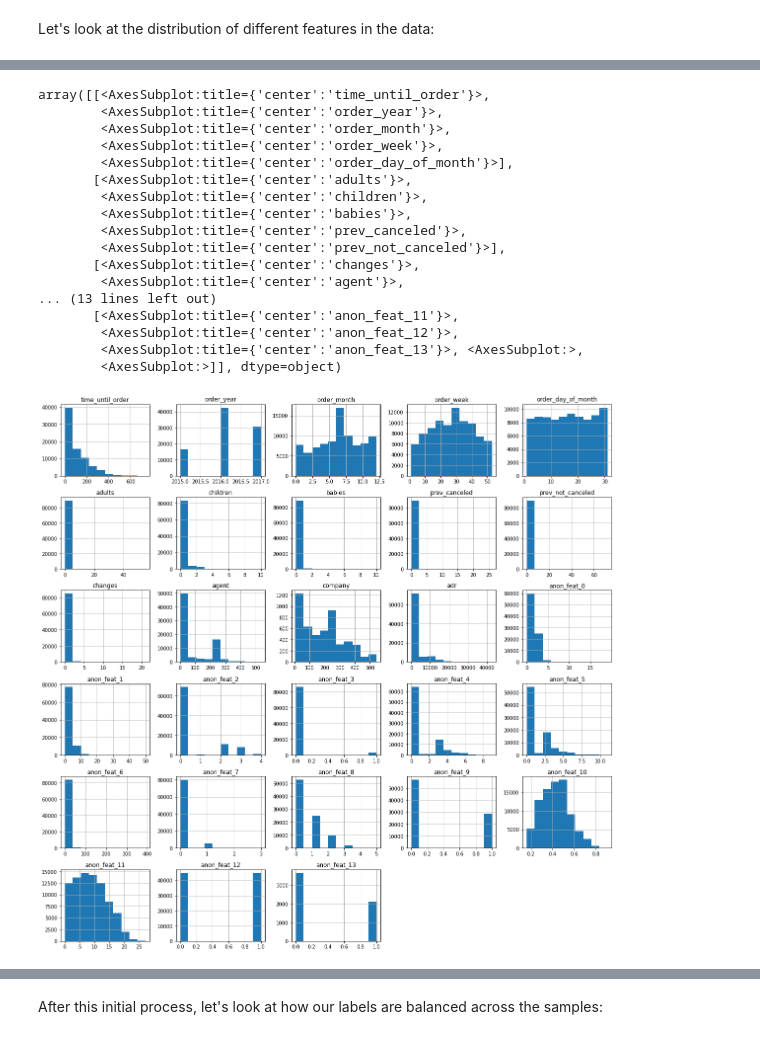
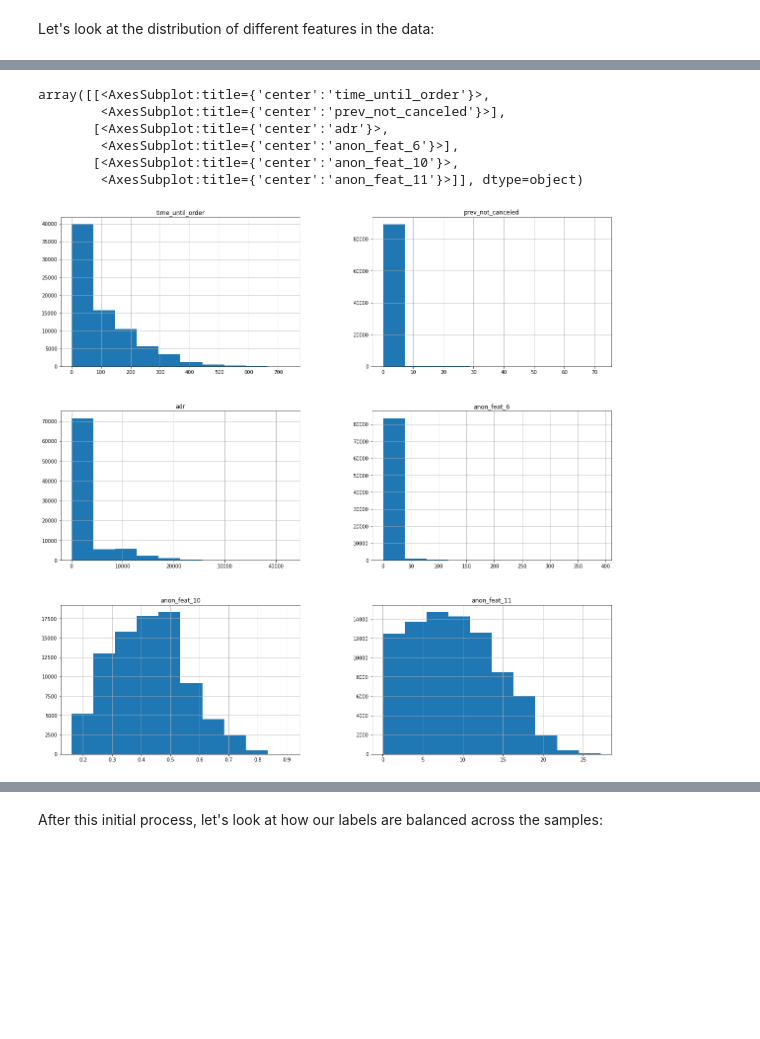
Before and after one commit to ofekinger/ML_Final_Project, a Jupyter notebook: submission.ipynb, the cells around one changed output, grey strips where cells are left out. Saved outputs shown, nothing was run; the diff lists cells and outputs as text; code cells hidden in the pictures; blank space fills up the shorter version.

Commit message:
With modified visualization

```diff
--- a/submission.ipynb
+++ b/submission.ipynb
@@ -68,0 +49,14 @@ Let's convert it to a numerical feature so we can interact with it a bit more. <
+# %%
+columns = []
+for col in X.columns:
+    non_null  = len(X) - np.sum(pd.isna(X[col]))
+    n_unique = X[col].nunique()
+    col_type = str(X[col].dtype)
+    unique_values = X[col].unique()
+
+    columns.append([col, non_null, n_unique, col_type, unique_values])
+
+columns = pd.DataFrame(columns, columns=['Column','Non-null values', '# Unique Values', 'Ctype','Unique Values'])
+print(f"Object types:\n{columns.groupby('Ctype').agg('count').T[0:1]}")
+print(f"X is composed of {X.shape[0]} samples and {X.shape[1]} features.")
+columns
@@ -85,3 +117,11 @@ def initial_preprocess(X):
 initial_preprocess(X)
 # %% [markdown]
 Let's look at the distribution of different features in the data:
+# %%
+CATEGORICAL_Small = [col_name for col_name in X.columns if columns['Ctype'][list(X.columns).index(col_name)] == 'object']
+CATEGORICAL_Large = ['country','agent','company']
+NON_CATEGORICAL_Small = [col_name for col_name in X.columns if columns['Ctype'][list(X.columns).index(col_name)] != 'object' if columns['# Unique Values'][list(X.columns).index(col_name)]<40]
+NON_CATEGORICAL_Large = [col_name for col_name in X.columns if columns['Ctype'][list(X.columns).index(col_name)] != 'object' if columns['# Unique Values'][list(X.columns).index(col_name)]>=40]
+CATEGORICAL_Small.remove('country')
+NON_CATEGORICAL_Large.remove('company')
+NON_CATEGORICAL_Large.remove('agent')
@@ -88,21 +158,10 @@ Let's look at the distribution of different features in the data:
 # %%
-X.hist(figsize=(20,20))
+X[NON_CATEGORICAL_Large].hist(figsize=(20,20))
 # %% [output]
 array([[<AxesSubplot:title={'center':'time_until_order'}>,
-        <AxesSubplot:title={'center':'order_year'}>,
-        <AxesSubplot:title={'center':'order_month'}>,
-        <AxesSubplot:title={'center':'order_week'}>,
-        <AxesSubplot:title={'center':'order_day_of_month'}>],
-       [<AxesSubplot:title={'center':'adults'}>,
-        <AxesSubplot:title={'center':'children'}>,
-        <AxesSubplot:title={'center':'babies'}>,
-        <AxesSubplot:title={'center':'prev_canceled'}>,
         <AxesSubplot:title={'center':'prev_not_canceled'}>],
-       [<AxesSubplot:title={'center':'changes'}>,
-        <AxesSubplot:title={'center':'agent'}>,
-... (13 lines left out)
-       [<AxesSubplot:title={'center':'anon_feat_11'}>,
-        <AxesSubplot:title={'center':'anon_feat_12'}>,
-        <AxesSubplot:title={'center':'anon_feat_13'}>, <AxesSubplot:>,
-        <AxesSubplot:>]], dtype=object)
+       [<AxesSubplot:title={'center':'adr'}>,
+        <AxesSubplot:title={'center':'anon_feat_6'}>],
+       [<AxesSubplot:title={'center':'anon_feat_10'}>,
+        <AxesSubplot:title={'center':'anon_feat_11'}>]], dtype=object)
-[figure, old version]
+[figure, new version]
```
Also changed, not shown: parts of 30 cells of this notebook.
